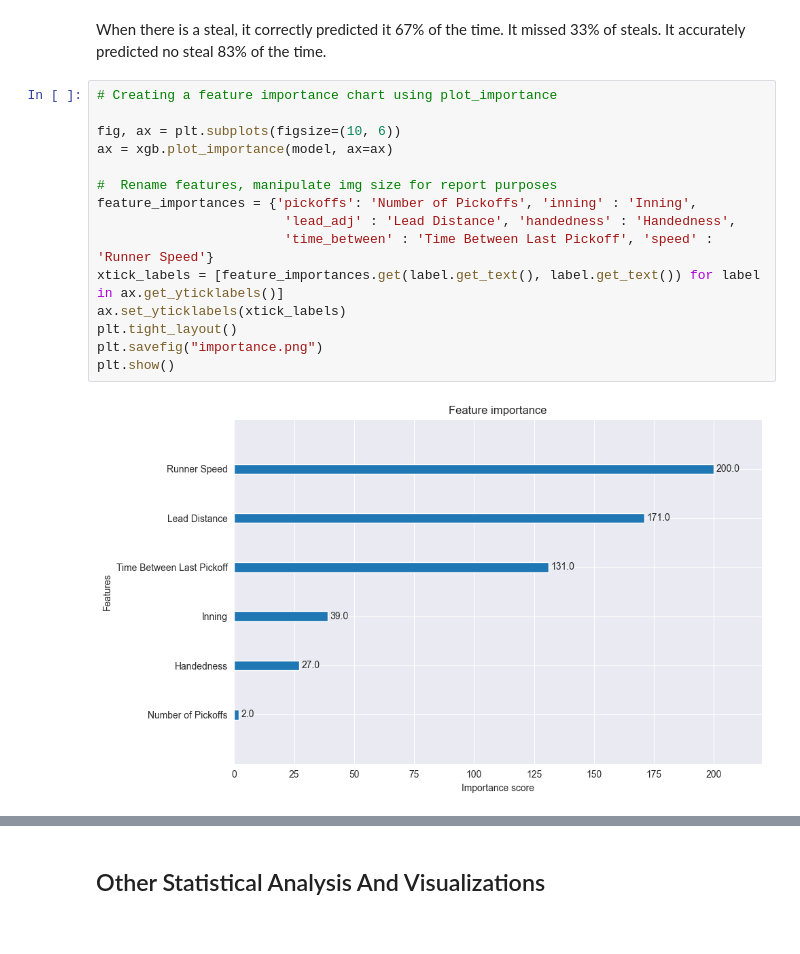
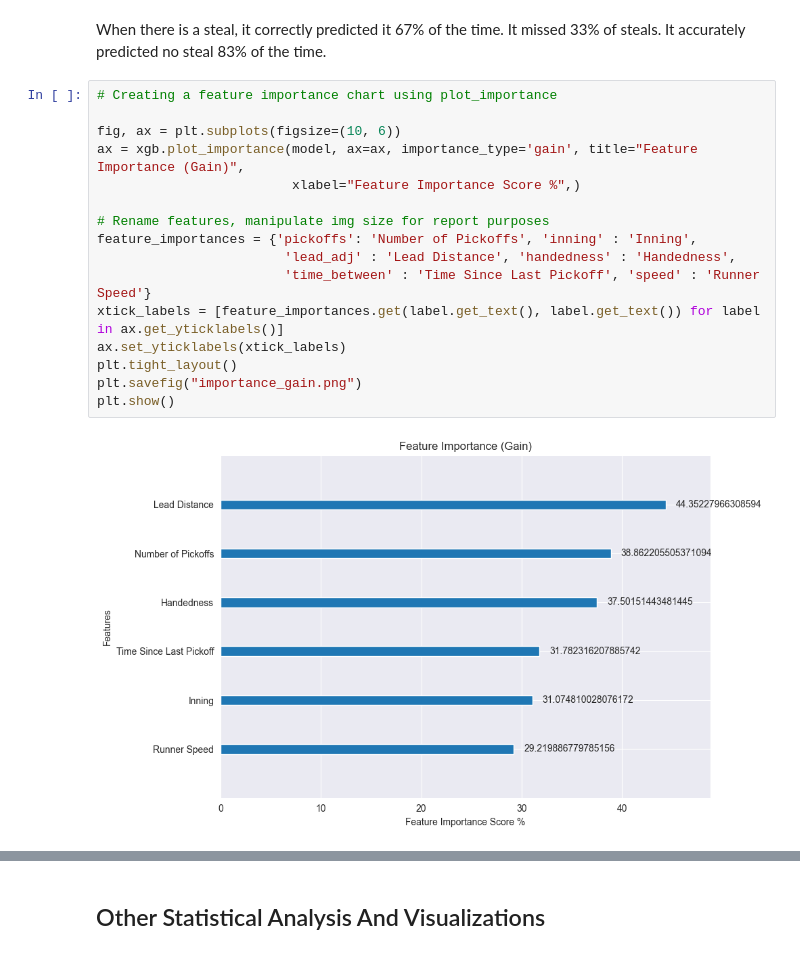
Before and after one commit to jayirby2/Pickoff-then-Takeoff, a Jupyter notebook: Analysis.ipynb, the cells around one changed output, grey strips where cells are left out. Cells and saved outputs as stored; diff of their text form.

```diff
--- a/Analysis.ipynb
+++ b/Analysis.ipynb
@@ -1137,17 +1191,18 @@ When there is a steal, it correctly predicted it 67% of the time. It missed 33%
 # %%
 # Creating a feature importance chart using plot_importance
 
 fig, ax = plt.subplots(figsize=(10, 6))
-ax = xgb.plot_importance(model, ax=ax)
+ax = xgb.plot_importance(model, ax=ax, importance_type='gain', title="Feature Importance (Gain)",
+                         xlabel="Feature Importance Score %",)
 
-#  Rename features, manipulate img size for report purposes
+# Rename features, manipulate img size for report purposes
 feature_importances = {'pickoffs': 'Number of Pickoffs', 'inning' : 'Inning',
                         'lead_adj' : 'Lead Distance', 'handedness' : 'Handedness',
-                        'time_between' : 'Time Between Last Pickoff', 'speed' : 'Runner Speed'}
+                        'time_between' : 'Time Since Last Pickoff', 'speed' : 'Runner Speed'}
 xtick_labels = [feature_importances.get(label.get_text(), label.get_text()) for label in ax.get_yticklabels()]
 ax.set_yticklabels(xtick_labels)
 plt.tight_layout()
-plt.savefig("importance.png")
+plt.savefig("importance_gain.png")
 plt.show()
 # %% [output]
-[figure, old version]
+[figure, new version]
```
Also changed, not shown: parts of 17 cells of this notebook.
